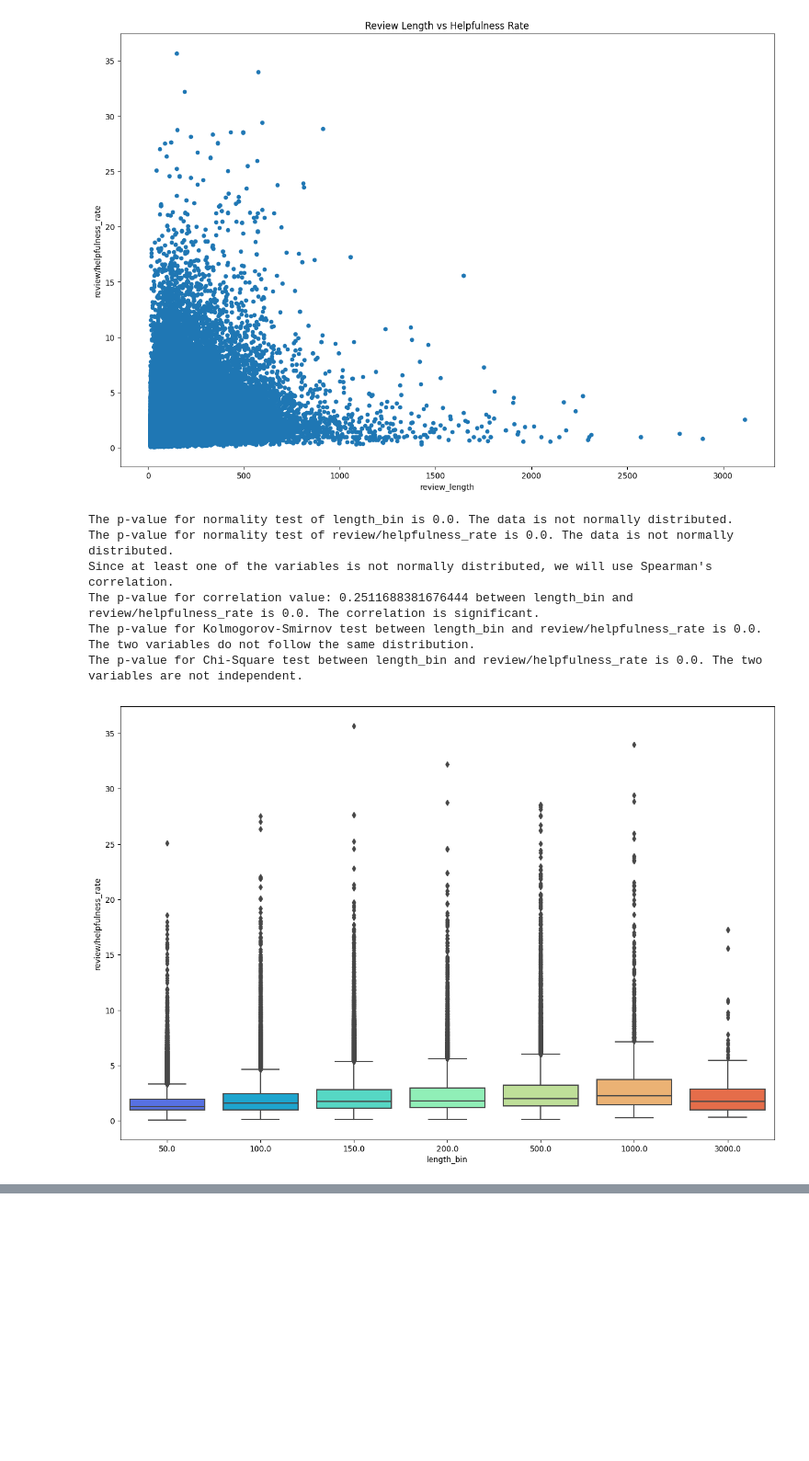
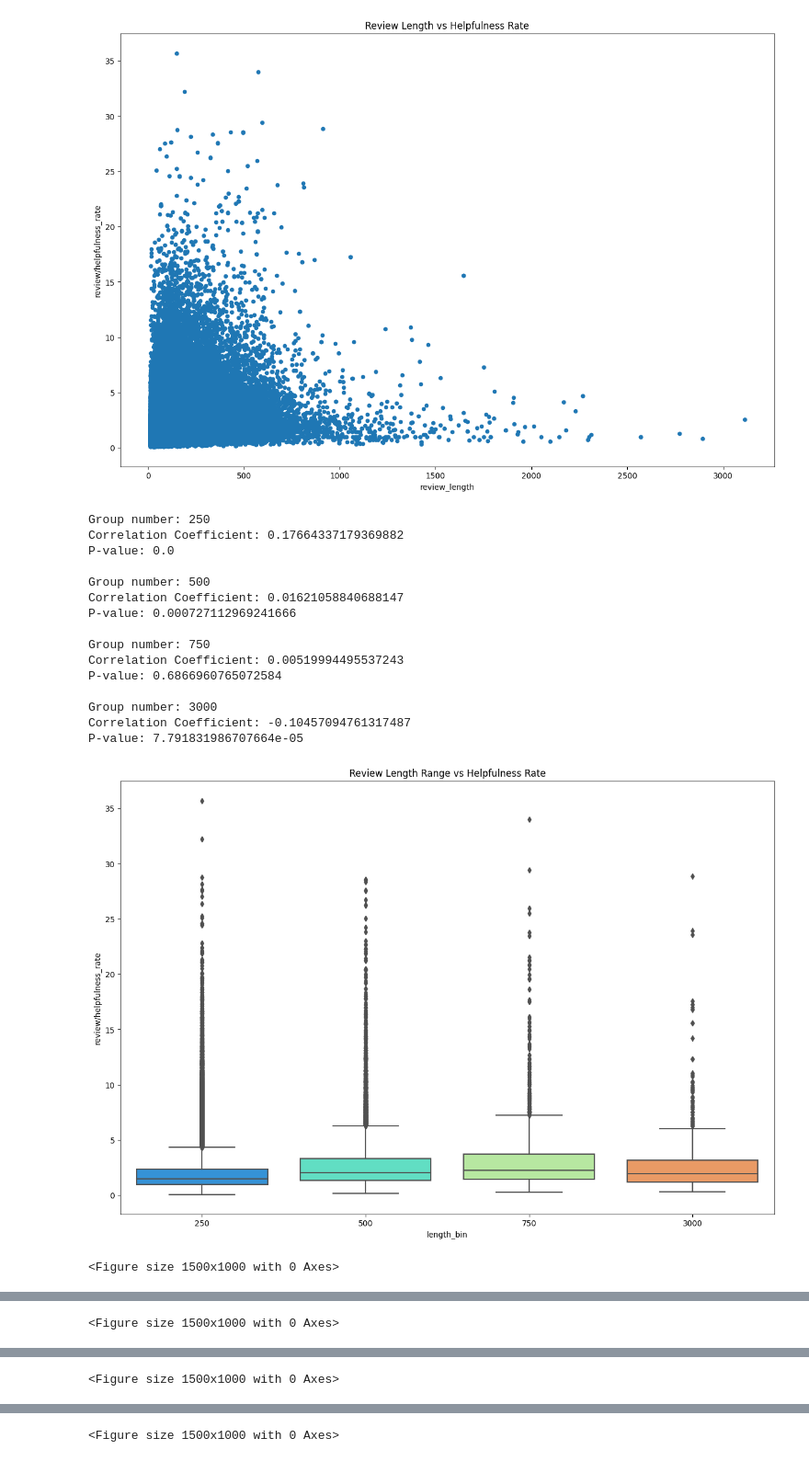
Before and after one commit to AndreaAlberti07/Amazon-books-reviews-ML, a Jupyter notebook: notebooks/hypotesis_testing/hypothesis_1.ipynb, the cells around one changed output, grey strips where cells are left out. Shown at 92% size. Saved outputs shown, nothing was run; the diff lists cells and outputs as text; code cells hidden in the pictures; blank space fills up the shorter version.

```diff
--- a/notebooks/hypotesis_testing/hypothesis_1.ipynb
+++ b/notebooks/hypotesis_testing/hypothesis_1.ipynb
@@ -124,22 +127,40 @@ The p-value for Chi-Square test between review/length and review/helpfulness_rat
 [figure]
 # %%
 # Create 5 bins of review length
-books_rating['length_bin'] = pd.cut(books_rating['review_length'], bins=[0, 50, 100, 150, 200, 500, 1000, 3000], labels = ['50', '100', '150', '200', '500', '1000', '3000'])
-books_rating['length_bin']=books_rating['length_bin'].astype(float)
-books_rating.drop(books_rating.index[books_rating['length_bin'].isna().values], inplace=True)
+groups = [0, 250, 500, 750, 3000]
+books_rating['length_bin'] = pd.cut(books_rating['review_length'], bins=groups, labels = [group for group in groups[1:]])
+#books_rating.drop(books_rating.index[books_rating['length_bin'].isna().values], inplace=True)
 
 import seaborn as sns
 
 # Plot the distribution of review length with respect to helpfulness rate
 plt.figure(figsize=(15,10))
 sns.boxplot(x='length_bin', y='review/helpfulness_rate', data=books_rating, palette='rainbow')
+plt.title('Review Length Range vs Helpfulness Rate')
 
-scipy_analize(books_rating['length_bin'], 'length_bin', books_rating['review/helpfulness_rate'], 'review/helpfulness_rate', [1,2,3,4])
+import scipy
+
+for el in groups[1:]:
+    df = books_rating[books_rating['length_bin']==el]
+    corr, pval = scipy.stats.kendalltau(df['review_length'], df['review/helpfulness_rate'])
+    print(f'Group number: {el}\nCorrelation Coefficient: {corr}\nP-value: {pval}\n')
+    plt.figure(figsize=(15,10))
+    df.plot(kind='scatter',x='review_length',y='review/helpfulness_rate',figsize=(15,10),title=f'Review Length vs Helpfulness Rate in Group {el}')
 # %% [output]
-The p-value for normality test of length_bin is 0.0. The data is not normally distributed.
-The p-value for normality test of review/helpfulness_rate is 0.0. The data is not normally distributed.
-Since at least one of the variables is not normally distributed, we will use Spearman's correlation.
-The p-value for correlation value: 0.2511688381676444 between length_bin and review/helpfulness_rate is 0.0. The correlation is significant.
-The p-value for Kolmogorov-Smirnov test between length_bin and review/helpfulness_rate is 0.0. The two variables do not follow the same distribution.
-The p-value for Chi-Square test between length_bin and review/helpfulness_rate is 0.0. The two variables are not independent.
+Group number: 250
+Correlation Coefficient: 0.17664337179369882
+P-value: 0.0
+
+Group number: 500
+Correlation Coefficient: 0.01621058840688147
+P-value: 0.000727112969241666
+
+Group number: 750
+Correlation Coefficient: 0.00519994495537243
+P-value: 0.6866960765072584
+
+Group number: 3000
+Correlation Coefficient: -0.10457094761317487
+P-value: 7.791831986707664e-05
-[figure, old version]
+[figure, new version]
+<Figure size 1500x1000 with 0 Axes>
@@ -145,0 +168 @@ The p-value for Chi-Square test between length_bin and review/helpfulness_rate i
+<Figure size 1500x1000 with 0 Axes>
@@ -145,0 +170 @@ The p-value for Chi-Square test between length_bin and review/helpfulness_rate i
+<Figure size 1500x1000 with 0 Axes>
@@ -145,0 +172 @@ The p-value for Chi-Square test between length_bin and review/helpfulness_rate i
+<Figure size 1500x1000 with 0 Axes>
```
Also changed, not shown: parts of 3 cells of this notebook.
